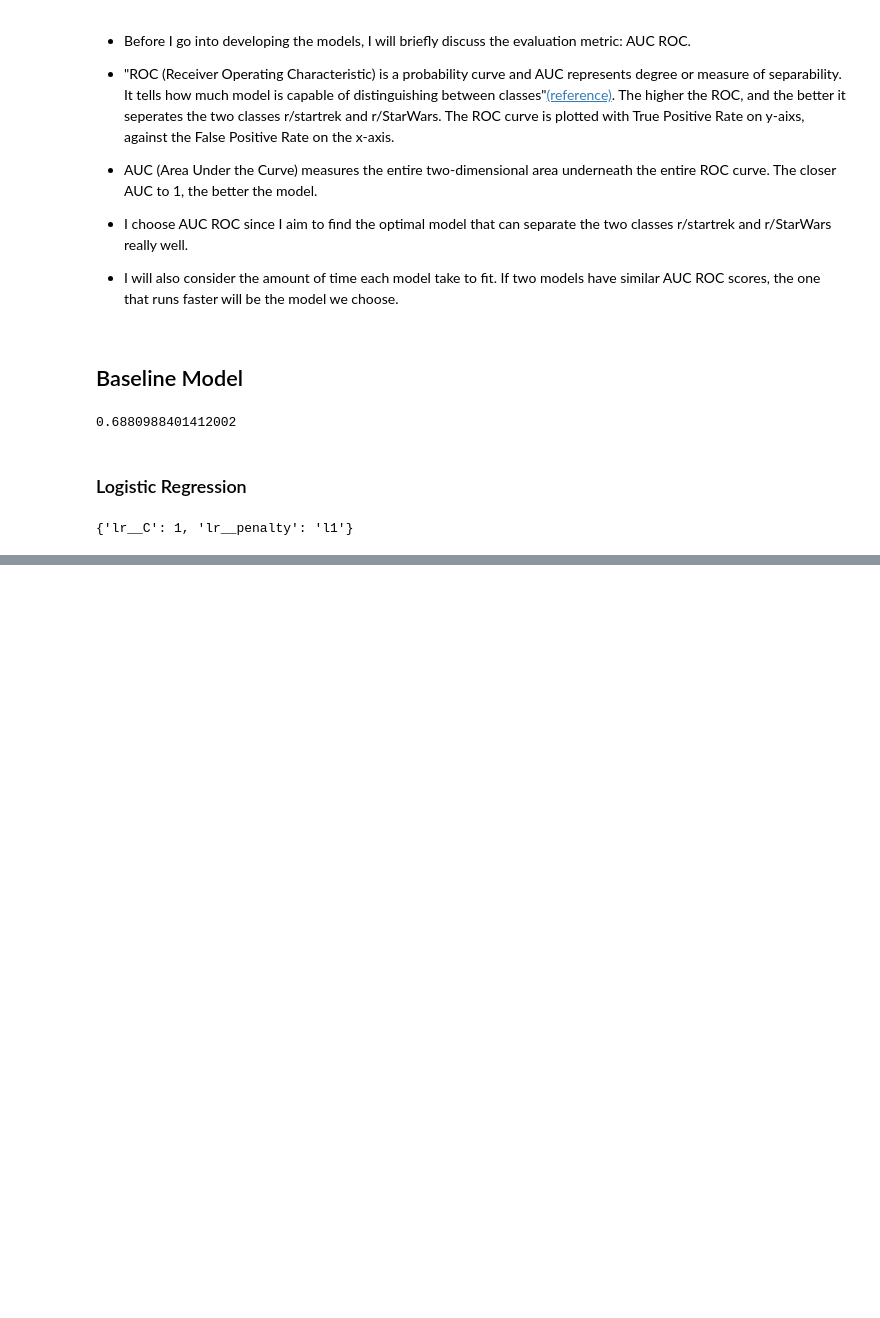
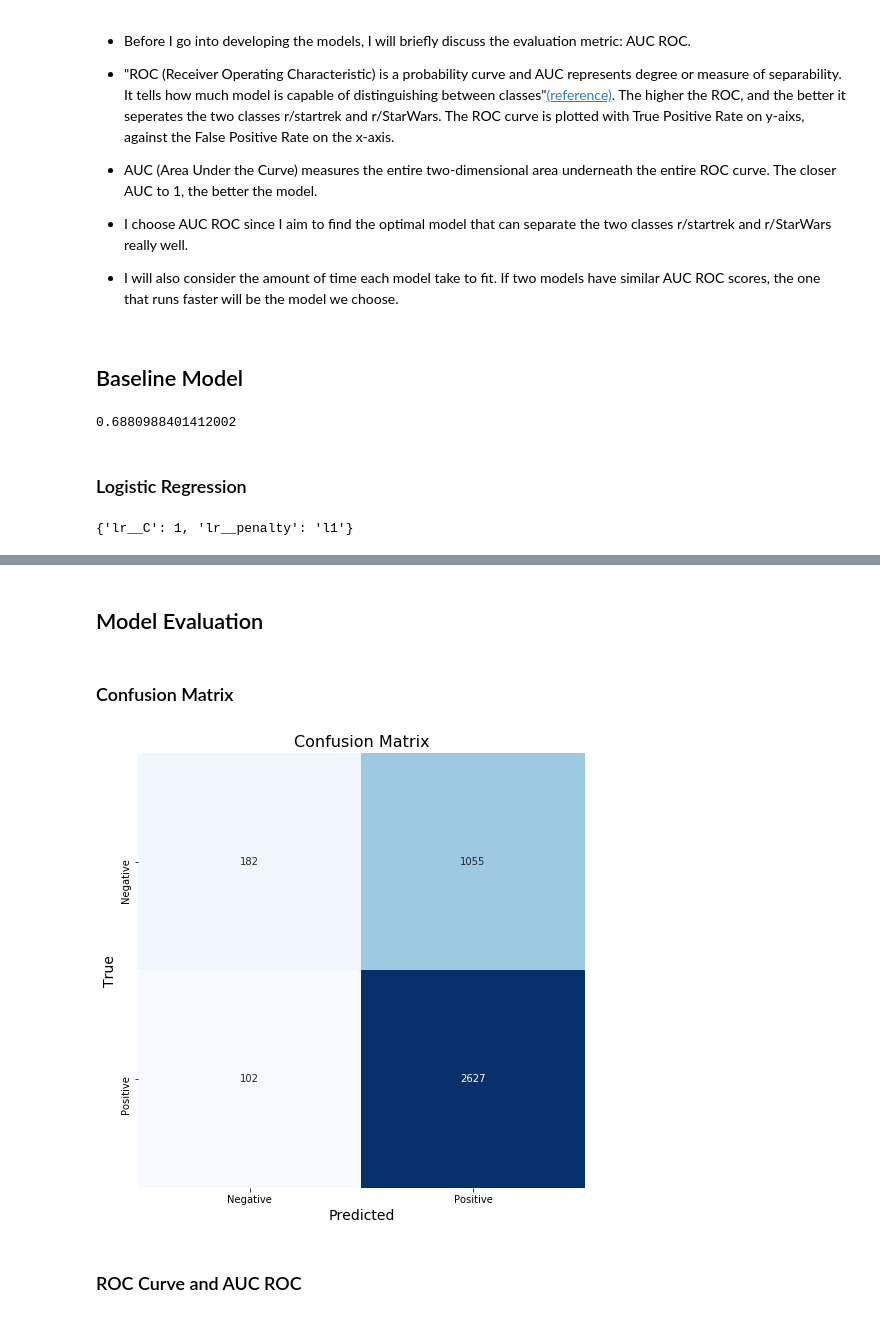
Before and after one commit to FredaXin/client_project, a Jupyter notebook: Freda/code/modeling.ipynb, the cells around one changed output, grey strips where cells are left out. Cells and saved outputs as stored; diff of their text form; code cells hidden in the pictures; blank space fills up the shorter version.

Commit message:
updated modeling notebook

```diff
--- a/Freda/code/modeling.ipynb
+++ b/Freda/code/modeling.ipynb
@@ -228,0 +401,9 @@ gs_lr.score(X_test, y_test)
+# %%
+vc = VotingClassifier(estimators=[('lr', gs_lr),
+                                  ('knn', gs_knn),
+                                  ('dt', gs_dt),
+                                  ('bc', gs_bc),
+                                  ('rf', gs_rf)],
+                      voting='soft')
+# %%
+vc.fit(X_train, y_train);
@@ -228,0 +490,6 @@ gs_lr.score(X_test, y_test)
+# %% [markdown]
+## Model Evaluation
+# %% [markdown]
+### Confusion Matrix
+# %%
+y_pred = vc.predict(X_test)
@@ -228,0 +498,22 @@ gs_lr.score(X_test, y_test)
+# %%
+cm = confusion_matrix(y_test, y_pred)
+# %%
+plt.figure(figsize = (8,8))
+ax = plt.subplot()
+sns.heatmap(cm,
+            annot=True,
+            ax = ax,
+            fmt='g',
+            cbar=False,
+            cmap="Blues"); #annot=True to annotate cells
+
+# labels, title and ticks
+ax.set_title('Confusion Matrix', size=16)
+ax.set_xlabel('Predicted', size=14)
+ax.set_ylabel('True', size=14)
+ax.xaxis.set_ticklabels(['Negative', 'Positive'])
+ax.yaxis.set_ticklabels(['Negative', 'Positive']);
+# %% [output]
+[figure, added]
+# %% [markdown]
+### ROC Curve and AUC ROC
```
Also changed, not shown: parts of 59 cells of this notebook.
